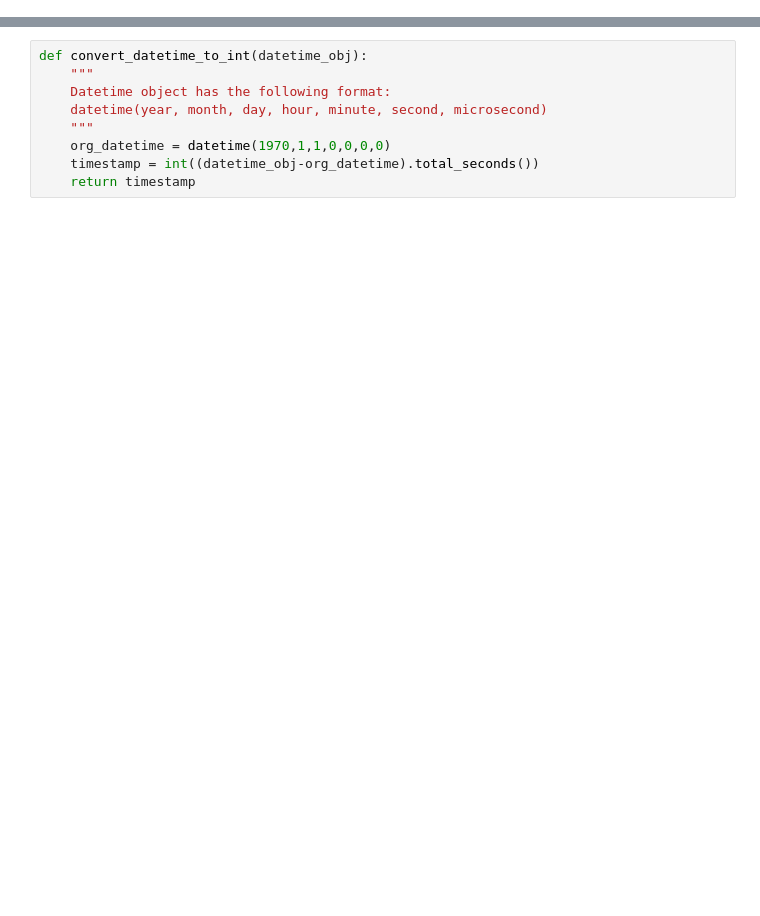
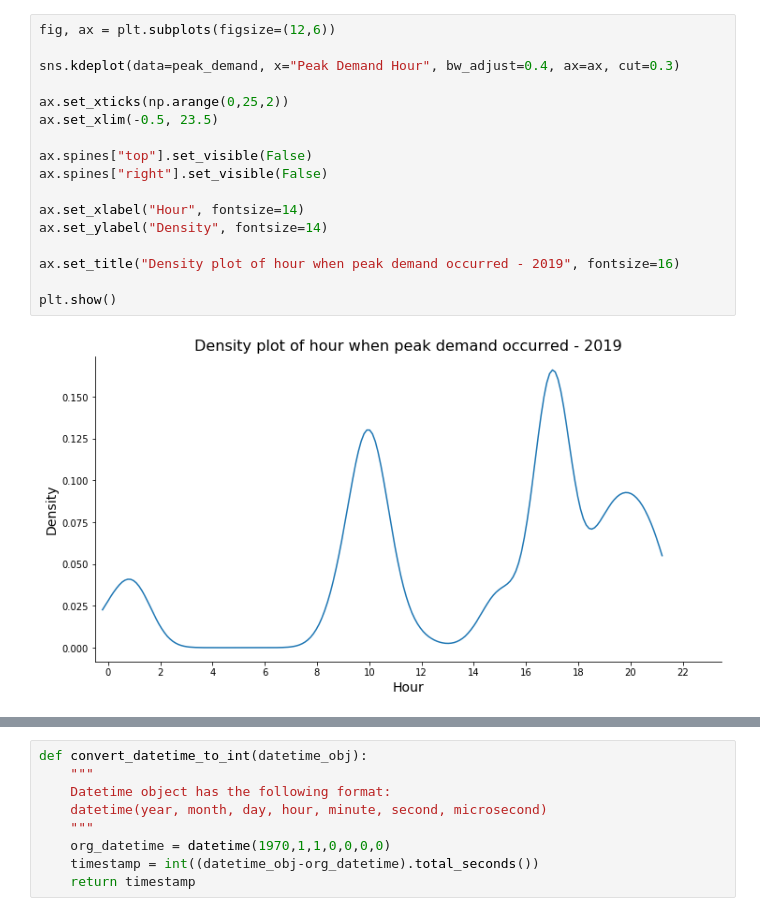
Before and after one commit to gwpicard/electricitymap-challenge, a Jupyter notebook: hourly_production.ipynb, the cells around one changed output, grey strips where cells are left out. Cells and saved outputs as stored; diff of their text form; blank space fills up the shorter version.

```diff
--- a/hourly_production.ipynb
+++ b/hourly_production.ipynb
@@ -23,0 +293,19 @@ from datetime import datetime
+# %%
+fig, ax = plt.subplots(figsize=(12,6))
+
+sns.kdeplot(data=peak_demand, x="Peak Demand Hour", bw_adjust=0.4, ax=ax, cut=0.3)
+
+ax.set_xticks(np.arange(0,25,2))
+ax.set_xlim(-0.5, 23.5)
+
+ax.spines["top"].set_visible(False)
+ax.spines["right"].set_visible(False)
+
+ax.set_xlabel("Hour", fontsize=14)
+ax.set_ylabel("Density", fontsize=14)
+
+ax.set_title("Density plot of hour when peak demand occurred - 2019", fontsize=16)
+
+plt.show()
+# %% [output]
+[figure, added]
```
Also changed, not shown: parts of 69 cells of this notebook, 20 other files.
